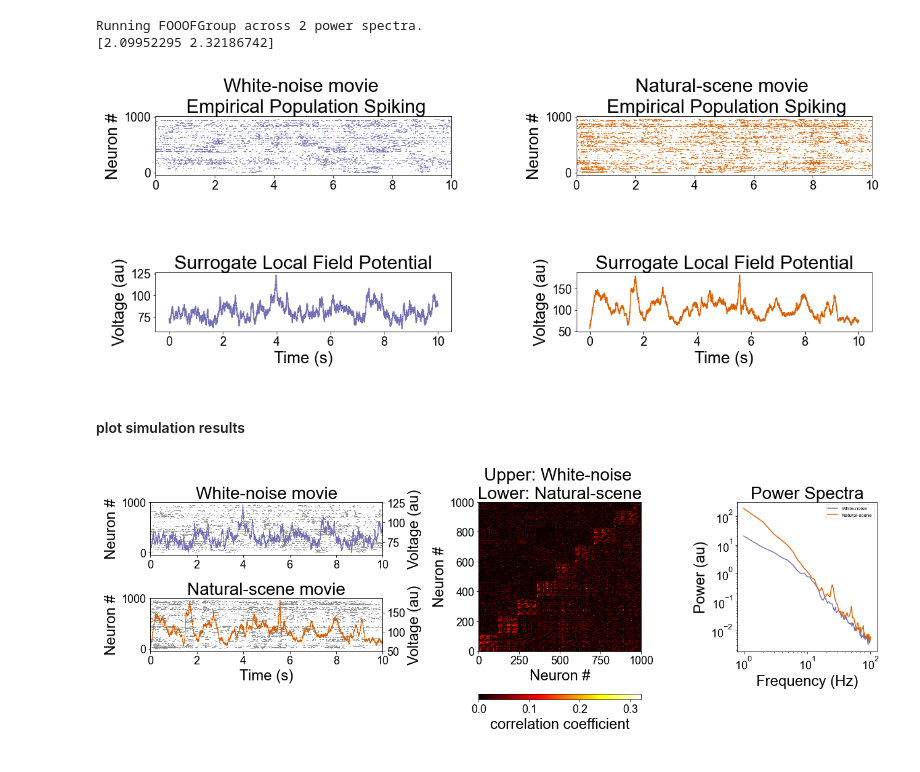
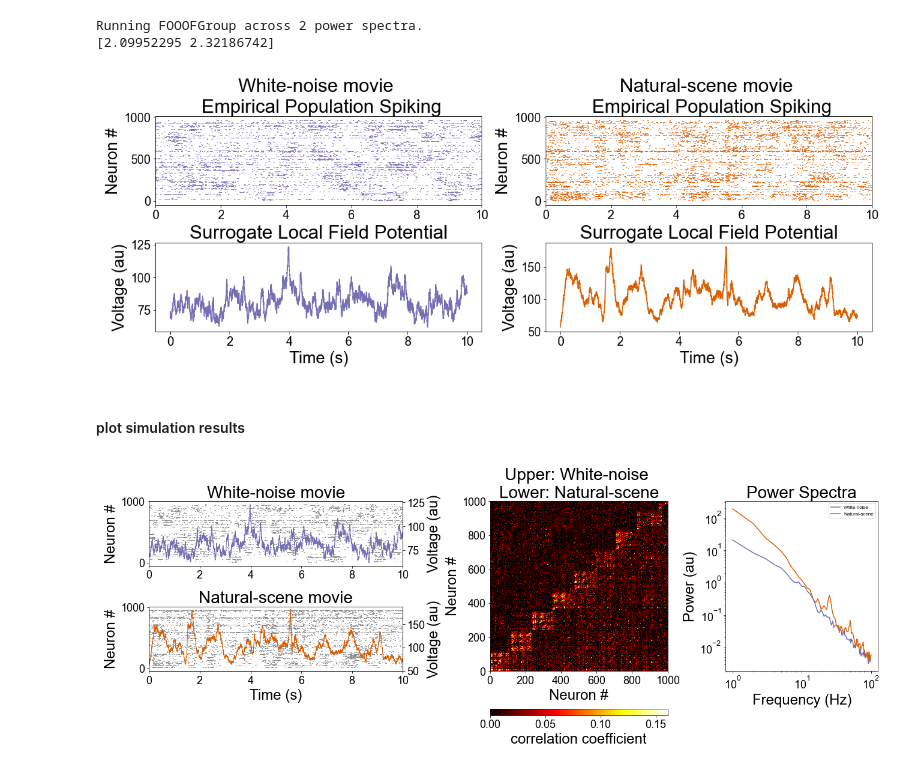
Before and after one commit to mwprestonjr/sfn_2022, a Jupyter notebook: notebooks/panel_4.ipynb, the cells around one changed output. Saved outputs shown, nothing was run; the diff lists cells and outputs as text; code cells hidden in the pictures.

```diff
--- a/notebooks/panel_4.ipynb
+++ b/notebooks/panel_4.ipynb
@@ -142,7 +142,7 @@ corr_mat_comb = np.tril(corr_mat[0][:n2plot,:n2plot], -1) + \
     np.triu(corr_mat[1][:n2plot,:n2plot], 1)
 
 # compute norm for colorbar
-norm = Normalize(vmin=0, vmax=np.max(corr_mat_comb)*0.5)
+norm = Normalize(vmin=0, vmax=np.max(corr_mat_comb)*0.25)
 
 # plot
 fig, ax = plt.subplots(figsize=[8,6])
@@ -226,13 +226,10 @@ ax10.set_title('Surrogate Local Field Potential')
 ax01.set_title('Natural-scene movie \n Empirical Population Spiking')
 ax11.set_title('Surrogate Local Field Potential')
 
-# adjust spcing
-spec.tight_layout(figure=fig, h_pad=.0001, w_pad=0.0002)
-
 # save
 plt.savefig(DIR_FIG + f'/panel_3_left.png', dpi=300)
 # %% [output]
-[figure, old version]
+[figure, new version]
 # %% [markdown]
 #### plot simulation results
 # %%
@@ -270,34 +267,31 @@ for ii, (ax, pop_spikes, field) in enumerate(zip([ax00,ax01],
 ax01.set(xlabel='Time (s)')
 ax00.sharey(ax01)
 
 # plot corr
 ax_corr.pcolormesh(corr_mat_comb, cmap='hot', norm=norm)
 fig.colorbar(ScalarMappable(norm=norm, cmap='hot'), ax=ax_corr, cax=ax_cb,
     orientation='horizontal', label='correlation coefficient')
 ax_corr.set(xlabel='Neuron #',ylabel='Neuron #')
 ax_corr.set_title('Upper: White-noise \nLower: Natural-scene')
 
 # plt PDSs
 ax_psd.loglog(freq_noise, spectra_noise, label='White-noise', color=COLORS[0])
 ax_psd.loglog(freq_natural, spectra_natural, label='Natural-scene', color=COLORS[2])
 ax_psd.legend(fontsize=8)
 
 # labels
 ax_psd.set(xlabel='Frequency (Hz)', ylabel='Power (au)')
 for ax in[ax10, ax11]:
     ax.set(xlabel='Time (s)')
 for ax in[ax00, ax01]:
     ax.set(ylabel='Neuron #')
 
 # set titles
 ax00.set_title('White-noise movie')
 ax01.set_title('Natural-scene movie')
 ax_psd.set_title('Power Spectra')
 
-# adjust spcing
-spec.tight_layout(figure=fig, h_pad=0.5, w_pad=1)
-
 # save
 plt.savefig(DIR_FIG + f'/panel_3.png', dpi=300)
 # %% [output]
-[figure, old version]
+[figure, new version]
```
Also changed, not shown: parts of 1 cell of this notebook.
